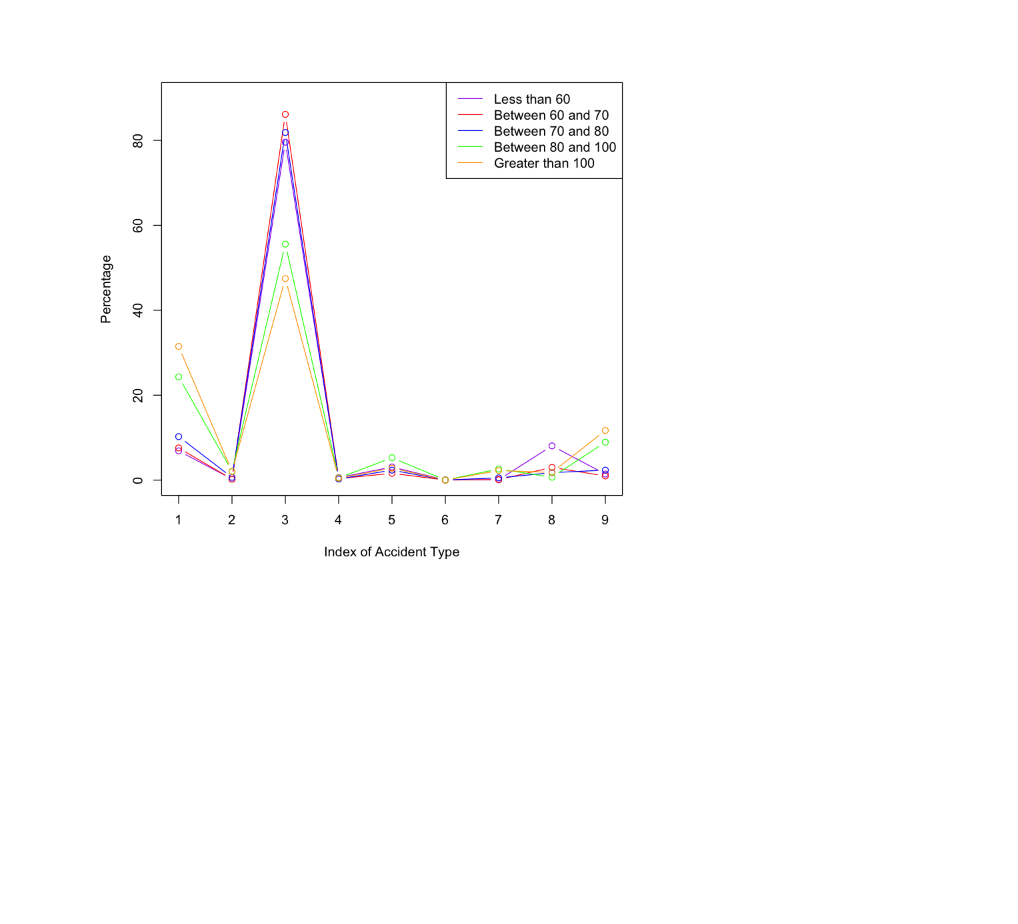
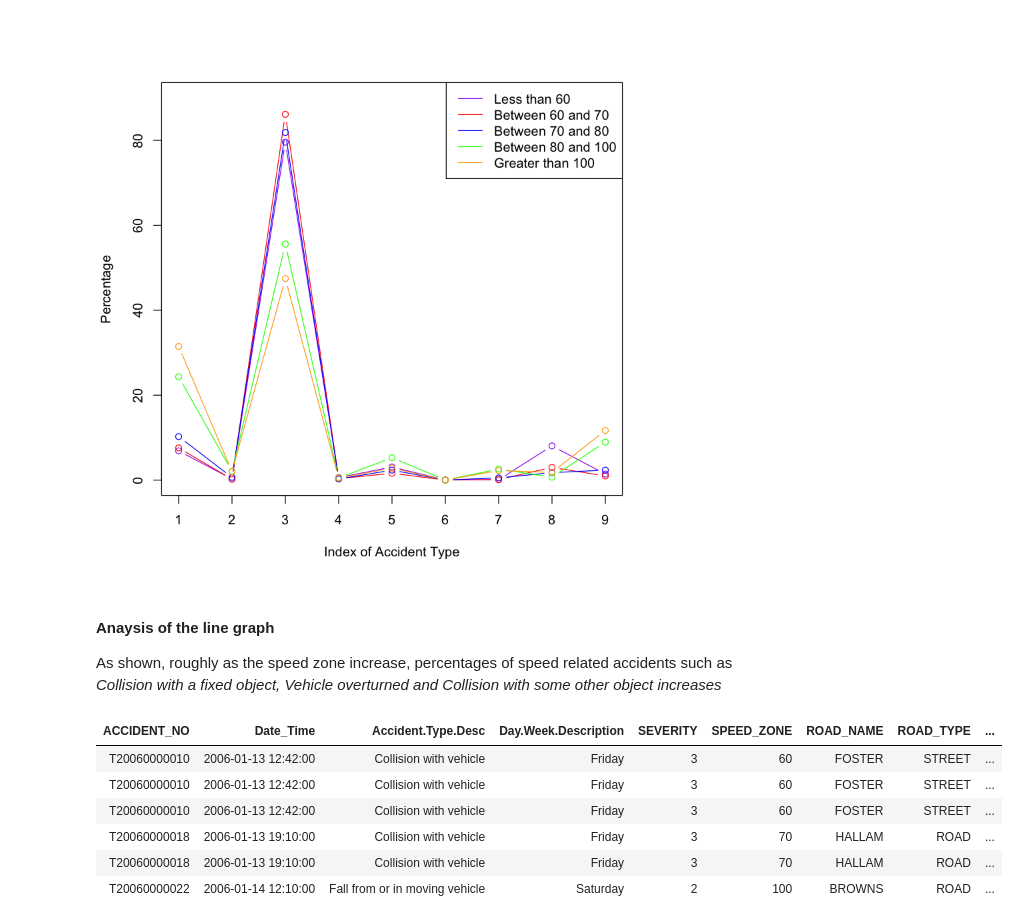
Before and after one commit to cyamma/melb_car_crash, a Jupyter notebook: accident_analysis.ipynb, the cells around one changed output. Cells and saved outputs as stored; diff of their text form; code cells hidden in the pictures; blank space fills up the shorter version.

```diff
--- a/accident_analysis.ipynb
+++ b/accident_analysis.ipynb
@@ -376,3 +378,16 @@ Index and Collision Type
 | 8 | Struck Pedestrian |
 | 9 | Vehicle overturned (no collision) |
 [figure]
+# %% [markdown]
+#### Anaysis of the line graph
+As shown, roughly as the speed zone increase, percentages of speed related accidents such as <i>Collision with a fixed object, Vehicle overturned and Collision with some other object increases</i>
+# %%
+head(melb_cc)
+# %% [output]
+| ACCIDENT_NO | Date_Time | Accident.Type.Desc | Day.Week.Description | SEVERITY | SPEED_ZONE | ROAD_NAME | ROAD_TYPE | ... |
+| T20060000010 | 2006-01-13 12:42:00 | Collision with vehicle | Friday | 3 | 60 | FOSTER | STREET | ... |
+| T20060000010 | 2006-01-13 12:42:00 | Collision with vehicle | Friday | 3 | 60 | FOSTER | STREET | ... |
+| T20060000010 | 2006-01-13 12:42:00 | Collision with vehicle | Friday | 3 | 60 | FOSTER | STREET | ... |
+| T20060000018 | 2006-01-13 19:10:00 | Collision with vehicle | Friday | 3 | 70 | HALLAM | ROAD | ... |
+| T20060000018 | 2006-01-13 19:10:00 | Collision with vehicle | Friday | 3 | 70 | HALLAM | ROAD | ... |
+| T20060000022 | 2006-01-14 12:10:00 | Fall from or in moving vehicle | Saturday | 2 | 100 | BROWNS | ROAD | ... |
```
Also changed, not shown: parts of 13 cells of this notebook.
